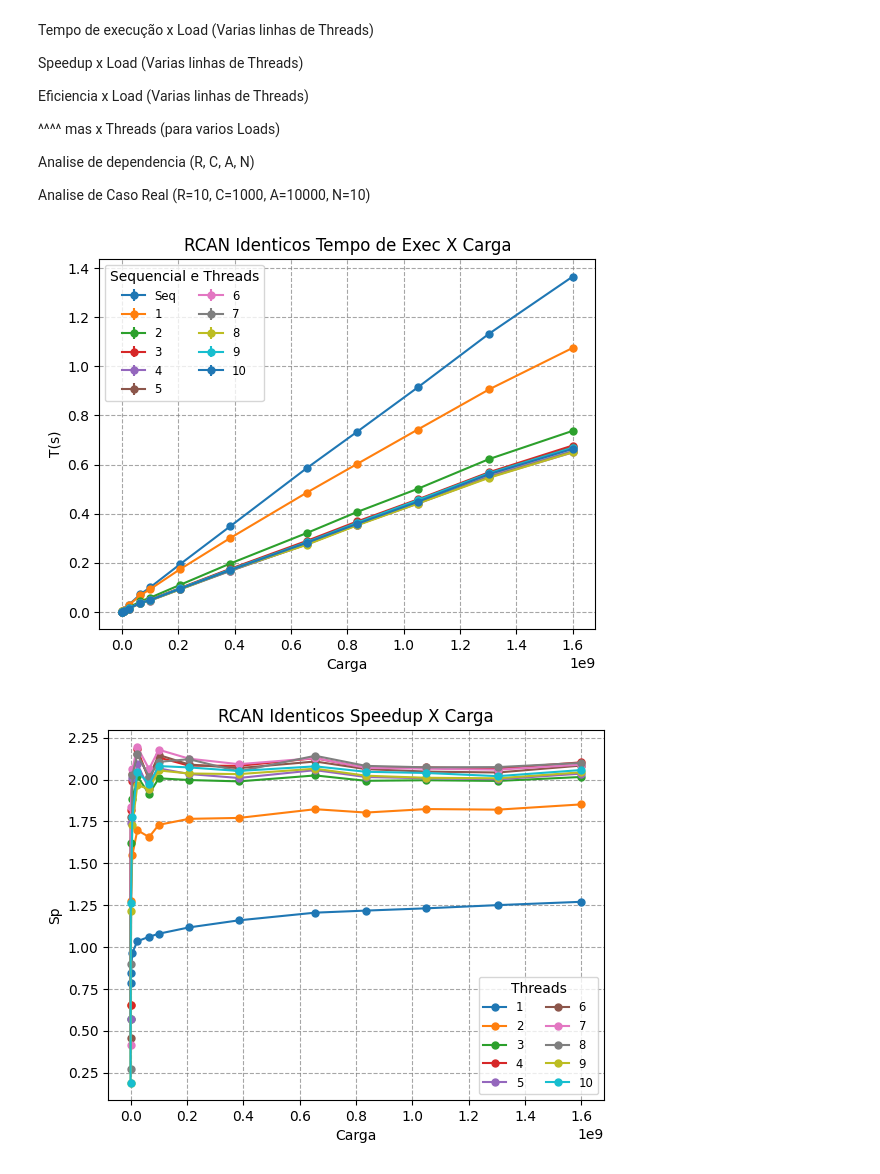
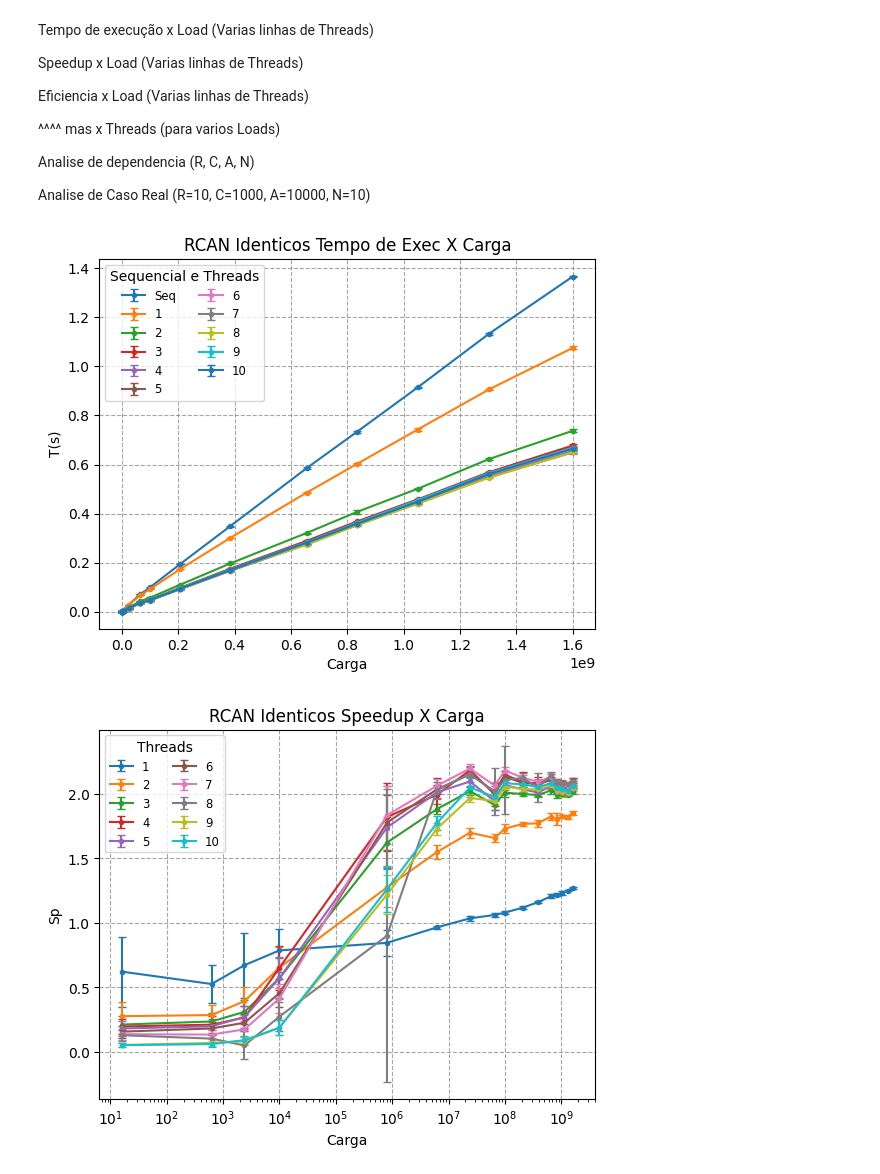
Before and after one commit to thais-laura/CAD2026, a Jupyter notebook: visualizacao.ipynb, the cells around one changed output. Saved outputs shown, nothing was run; the diff lists cells and outputs as text; code cells hidden in the pictures.

Commit message:
feat/errorbars for Sp and Ep, dilog graphs

```diff
--- a/visualizacao.ipynb
+++ b/visualizacao.ipynb
@@ -181,32 +172,35 @@ Tmax=10
 def Work_Data(CSV_Path, Tmax, seed):
     df = pd.read_csv(CSV_Path)
 
+    df["Speedup_error"] = df["Tseq_std"]/df["Tpar_mean"] + (df["Tpar_std"]*df["Tseq_mean"])/(df["Tpar_mean"])**2
+    df["Eficiencia_error"] = df["Speedup_error"]/df["T"]
+
     dfA = df[(df["seed"]==seed)]
     dfA1 = dfA[dfA["T"]==1]
 
     rowcount=dfA1.shape[0]
 
     Casos_Par=np.zeros((Tmax+1,rowcount,3))
-    Speedup_Par=np.zeros((Tmax+1,rowcount,2))
-    Eficiencia_Par=np.zeros((Tmax+1,rowcount,2))
+    Speedup_Par=np.zeros((Tmax+1,rowcount,3))
+    Eficiencia_Par=np.zeros((Tmax+1,rowcount,3))
 
     Casos_Par_T=np.zeros((rowcount,Tmax,3))
-    Speedup_Par_T=np.zeros((rowcount,Tmax,2))
-    Eficiencia_Par_T=np.zeros((rowcount,Tmax,2))
+    Speedup_Par_T=np.zeros((rowcount,Tmax,3))
+    Eficiencia_Par_T=np.zeros((rowcount,Tmax,3))
     Totais=dfA1[["Total"]].to_numpy()
 
 
     for T in range (1,Tmax+1):
         df_T = dfA[dfA["T"]==T]
         Casos_Par[T] = df_T[["Total","Tpar_mean","Tpar_std"]].to_numpy()
-        Speedup_Par[T] = df_T[["Total","Speedup"]].to_numpy()
-        Eficiencia_Par[T] = df_T[["Total","Eficiencia"]].to_numpy()
+        Speedup_Par[T] = df_T[["Total","Speedup","Speedup_error"]].to_numpy()
+        Eficiencia_Par[T] = df_T[["Total","Eficiencia","Eficiencia_error"]].to_numpy()
 
     for i in range (0, rowcount):
         df_T = dfA[dfA["Total"]==Totais[i][0]]
         Casos_Par_T[i] = df_T[["T","Tpar_mean","Tpar_std"]].to_numpy()
-        Speedup_Par_T[i] = df_T[["T","Speedup"]].to_numpy()
-        Eficiencia_Par_T[i] = df_T[["T","Eficiencia"]].to_numpy()
+        Speedup_Par_T[i] = df_T[["T","Speedup","Speedup_error"]].to_numpy()
+        Eficiencia_Par_T[i] = df_T[["T","Eficiencia","Eficiencia_error"]].to_numpy()
 
     Casos_Seq = dfA1[["Total","Tseq_mean","Tseq_std"]].to_numpy()
 
@@ -214,6 +208,9 @@ def Work_Data(CSV_Path, Tmax, seed):
 
 def Work_Data_2(CSV_Path, Tmax, seed, Tthreads, n):
     df = pd.read_csv(CSV_Path)
+
+    df["Speedup_error"] = df["Tseq_std"]/df["Tpar_mean"] + (df["Tpar_std"]*df["Tseq_mean"])/(df["Tpar_mean"])**2
+    df["Eficiencia_error"] = df["Speedup_error"]/df["T"]
 
     dfA = df[(df["seed"]).isin(seed)]
     dfA1 = dfA[dfA["T"]==1]
@@ -223,29 +220,29 @@ def Work_Data_2(CSV_Path, Tmax, seed, Tthreads, n):
     seedlen = len(seed)
 
     Casos_Par_T=np.zeros((seedlen,n,Tlen,3))
-    Speedup_Par_T=np.zeros((seedlen,n,Tlen,2))
-    Eficiencia_Par_T=np.zeros((seedlen,n,Tlen,2))
+    Speedup_Par_T=np.zeros((seedlen,n,Tlen,3))
+    Eficiencia_Par_T=np.zeros((seedlen,n,Tlen,3))
     Totais=dfA1[["Total"]].to_numpy()
 
     for i in range(0,seedlen):
         for j in range (0, n):
             df_T = dfAT[(dfAT["seed"]==seed[i])].iloc[j*Tlen:((j+1)*Tlen)]
             Casos_Par_T[i][j] = df_T[["T","Tpar_mean","Tpar_std"]].to_numpy()
-            Speedup_Par_T[i][j] = df_T[["T","Speedup"]].to_numpy()
-            Eficiencia_Par_T[i][j] = df_T[["T","Eficiencia"]].to_numpy()
+            Speedup_Par_T[i][j] = df_T[["T","Speedup","Speedup_error"]].to_numpy()
+            Eficiencia_Par_T[i][j] = df_T[["T","Eficiencia","Eficiencia_error"]].to_numpy()
 
     return Casos_Par_T, Speedup_Par_T, Eficiencia_Par_T, Totais
 # %%
 CSV_Path = "resultados.csv"
 Tmax=10
 seed=11
 Casos_Seq, Casos_Par, Speedup_Par, Eficiencia_Par, Casos_Par_T, Speedup_Par_T, Eficiencia_Par_T, Totais = Work_Data(CSV_Path, Tmax, seed)
-plot_Time_Load(Casos_Seq,Casos_Par,Tmax,Title="RCAN Identicos Tempo de Exec X Carga",save_fig=True)
-plot_Speedup_Load(Speedup_Par,Tmax,Title="RCAN Identicos Speedup X Carga",save_fig=True)
-plot_Eficiency_Load(Eficiencia_Par,Tmax,Title="RCAN Identicos Eficiencia X Carga",save_fig=True)
+plot_Time_Load(Casos_Seq,Casos_Par,Tmax,Title="RCAN Identicos Tempo de Exec X Carga",x_scale="linear", y_scale="linear",save_fig=True)
+plot_Speedup_Load(Speedup_Par,Tmax,Title="RCAN Identicos Speedup X Carga",x_scale="log", y_scale="linear",save_fig=True)
+plot_Eficiency_Load(Eficiencia_Par,Tmax,Title="RCAN Identicos Eficiencia X Carga",x_scale="log", y_scale="linear",save_fig=True)
 plot_Time_Threads(Casos_Par_T,Totais,Title="RCAN Identicos Tempo de Exec X Threads",save_fig=True)
 plot_Speedup_Threads(Speedup_Par_T,Totais,Tmax,Title="RCAN Identicos Speedup X Threads",save_fig=True)
 plot_Eficiency_Threads(Eficiencia_Par_T,Totais,Title="RCAN Identicos Eficiencia X Threads",save_fig=True)
 # %% [output]
 [figure]
-[figure, old version]
+[figure, new version]
```
Also changed, not shown: parts of 8 cells of this notebook, 20 other files.
